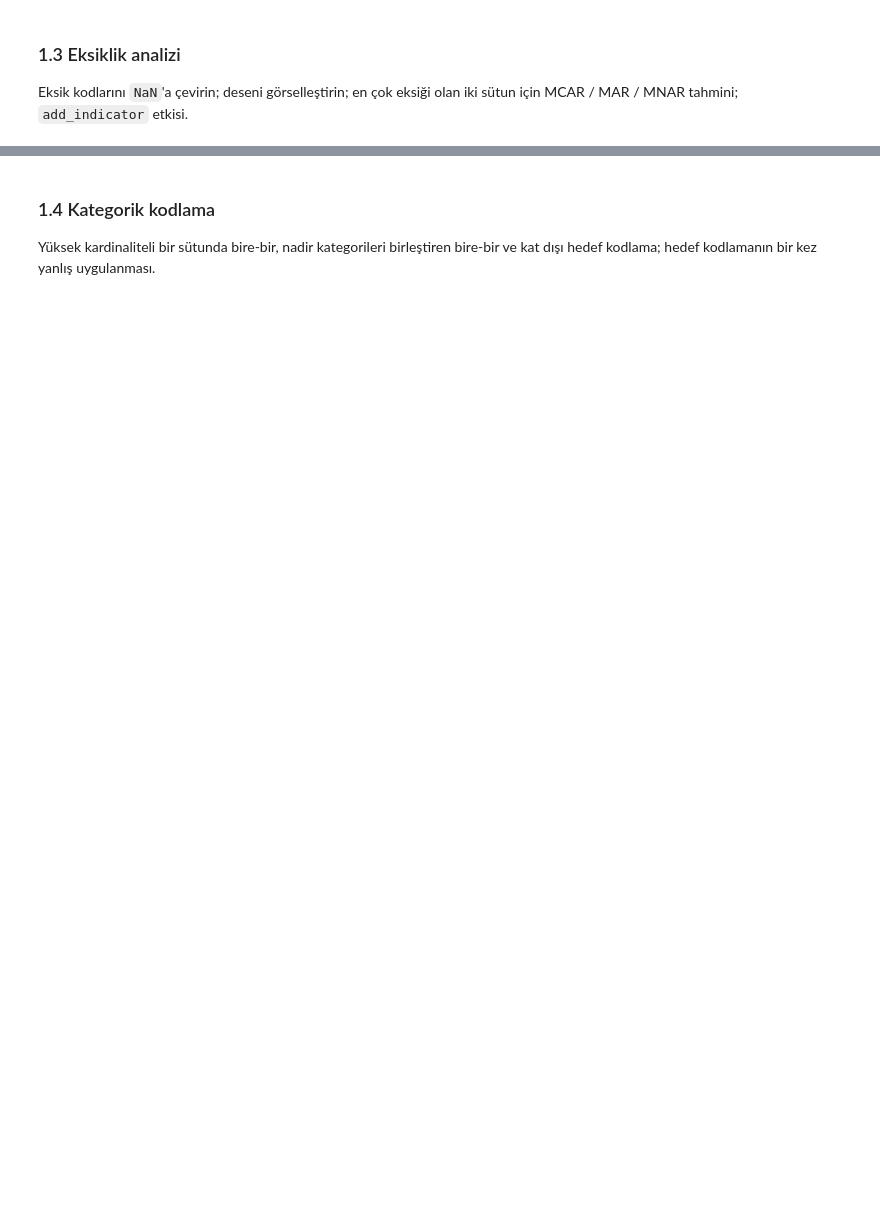
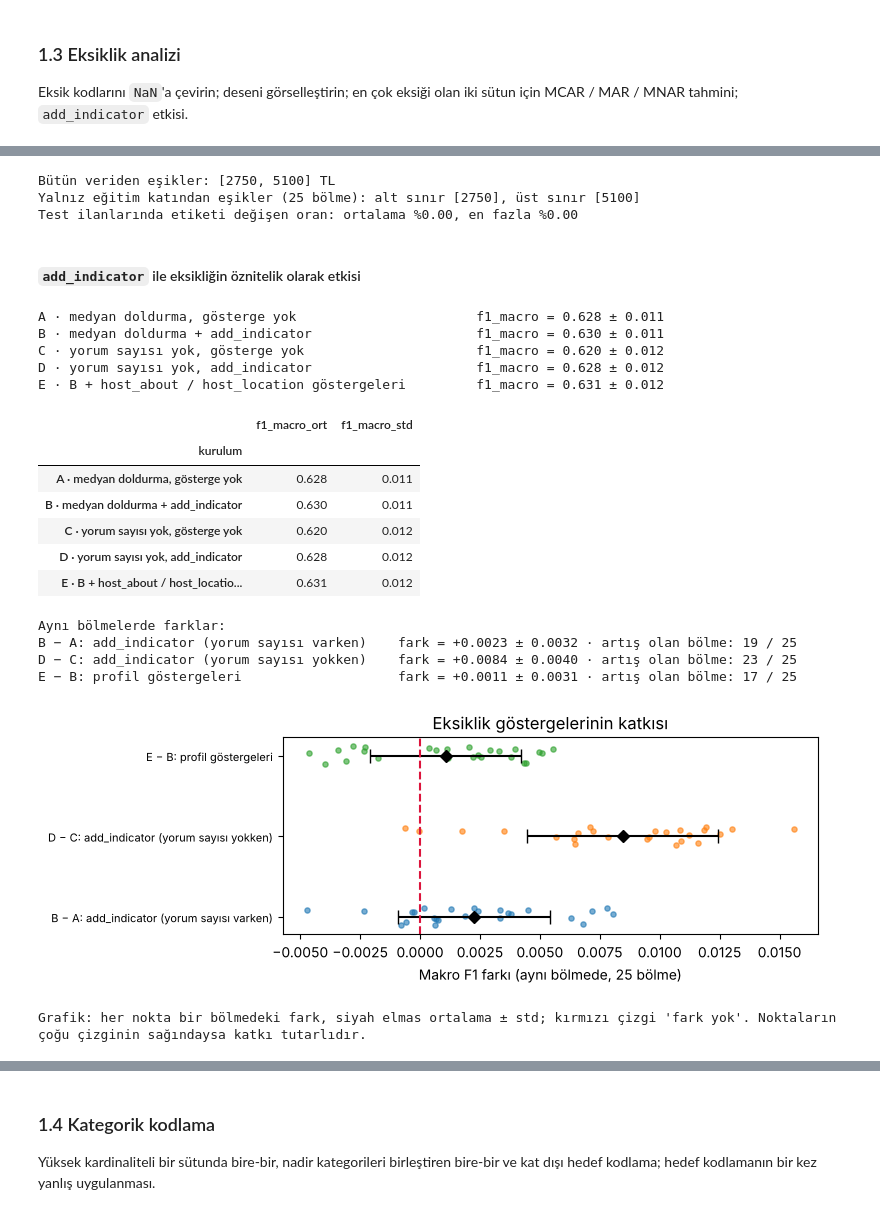
Before and after one commit to barisaykent-spec/Veri_Muh_Proje1, a Jupyter notebook: calisma/baris/BIL545_Proje1.ipynb, the cells around one changed output, grey strips where cells are left out. Cells and saved outputs as stored; diff of their text form; code cells hidden in the pictures; blank space fills up the shorter version.

```diff
--- a/calisma/baris/BIL545_Proje1.ipynb
+++ b/calisma/baris/BIL545_Proje1.ipynb
@@ -657,0 +836,79 @@ Kaydedildi: weka_adim1.csv | 27232 satır, 78 sütun
+# %%
+# ---- Kontrol: hedef eşikleri yalnız eğitim katından hesaplansaydı değişir miydi?
+# Eşikler bütün veriden hesaplanıyor (hedefin tanımı). Test katının fiyatlarının etkisini ölçmek için
+# her bölmede tercilleri YALNIZ eğitim ilanlarından yeniden hesaplayıp test ilanlarının etiketlerini karşılaştırıyoruz.
+kat_esikleri, degisen = [], []
+for tr, te in CV_GRUP:
+    e = (veri["fiyat"].iloc[tr].quantile([1/3, 2/3]) / YUVARLAMA).round().mul(YUVARLAMA).astype(int).tolist()
+    kat_esikleri.append(e)
+    yeni_etiket = pd.cut(veri["fiyat"].iloc[te], [-np.inf, *e, np.inf], labels=False, right=False).to_numpy()
+    degisen.append((yeni_etiket != y[te]).mean())
+kat_esikleri = np.array(kat_esikleri)
+print(f"Bütün veriden eşikler: {ESIKLER_MODEL} TL")
+print(f"Yalnız eğitim katından eşikler (25 bölme): alt sınır {sorted({int(v) for v in kat_esikleri[:, 0]})}, üst sınır {sorted({int(v) for v in kat_esikleri[:, 1]})}")
+print(f"Test ilanlarında etiketi değişen oran: ortalama %{100 * np.mean(degisen):.2f}, en fazla %{100 * np.max(degisen):.2f}")
+# %% [output]
+Bütün veriden eşikler: [2750, 5100] TL
+Yalnız eğitim katından eşikler (25 bölme): alt sınır [2750], üst sınır [5100]
+Test ilanlarında etiketi değişen oran: ortalama %0.00, en fazla %0.00
+# %% [markdown]
+#### `add_indicator` ile eksikliğin öznitelik olarak etkisi
+# %%
+# ---- 1.3 (d) add_indicator: "bu değer eksikti" bilgisini modele vermek bir şey katıyor mu?
+def lr_hatti(**on_isleme_ayarlari):
+    return Pipeline([("on", on_isleme(**on_isleme_ayarlari)), ("model", lojistik())])
+
+yorum_sutunlari = [c for c in ["log_yorum_sayisi", "aylik_yorum"] if c in SAYISAL]
+sayisal_yorumsuz = [c for c in SAYISAL if c not in yorum_sutunlari]
+X_profil = X.assign(host_about_var=veri["host_about"].notna().astype(int),
+                    host_location_var=veri["host_location"].notna().astype(int))
+
+sonuc_13 = [
+    degerlendir(lr_hatti(add_indicator=False), X, ad="A · medyan doldurma, gösterge yok"),
+    degerlendir(lr_hatti(add_indicator=True),  X, ad="B · medyan doldurma + add_indicator"),
+    degerlendir(lr_hatti(add_indicator=False, sayisal=sayisal_yorumsuz), X, ad="C · yorum sayısı yok, gösterge yok"),
+    degerlendir(lr_hatti(add_indicator=True,  sayisal=sayisal_yorumsuz), X, ad="D · yorum sayısı yok, add_indicator"),
+    degerlendir(lr_hatti(add_indicator=True, sayisal=SAYISAL + ["host_about_var", "host_location_var"]),
+                X_profil, ad="E · B + host_about / host_location göstergeleri"),
+]
+display(tablo(sonuc_13))
+
+# Eşleştirilmiş karşılaştırma: aynı 25 bölmede iki kurulumun skor farkı
+def eslesmis_fark(i, j, ad):
+    fark = sonuc_13[j]["_skorlar"] - sonuc_13[i]["_skorlar"]
+    print(f"{ad:<45s} fark = {fark.mean():+.4f} ± {fark.std():.4f} · artış olan bölme: {int((fark > 0).sum())} / {len(fark)}")
+    return fark
+
+print("\nAynı bölmelerde farklar:")
+farklar = {"B − A: add_indicator (yorum sayısı varken)": eslesmis_fark(0, 1, "B − A: add_indicator (yorum sayısı varken)"),
+           "D − C: add_indicator (yorum sayısı yokken)": eslesmis_fark(2, 3, "D − C: add_indicator (yorum sayısı yokken)"),
+           "E − B: profil göstergeleri":                 eslesmis_fark(1, 4, "E − B: profil göstergeleri")}
+
+fig, ax = plt.subplots(figsize=(8, 3))
+for i, (ad, f_) in enumerate(farklar.items()):
+    ax.scatter(f_, np.full(len(f_), i) + np.random.default_rng(SEED).uniform(-0.12, 0.12, len(f_)), s=14, alpha=0.6)
+    ax.errorbar(f_.mean(), i, xerr=f_.std(), fmt="D", color="black", capsize=5)
+ax.set_yticks(range(len(farklar))); ax.set_yticklabels(list(farklar.keys()), fontsize=8)
+ax.axvline(0, color="crimson", ls="--")
+ax.set(xlabel="Makro F1 farkı (aynı bölmede, 25 bölme)", title="Eksiklik göstergelerinin katkısı")
+plt.tight_layout(); plt.show()
+print("Grafik: her nokta bir bölmedeki fark, siyah elmas ortalama ± std; kırmızı çizgi 'fark yok'. Noktaların çoğu çizginin sağındaysa katkı tutarlıdır.")
+# %% [output]
+A · medyan doldurma, gösterge yok                       f1_macro = 0.628 ± 0.011
+B · medyan doldurma + add_indicator                     f1_macro = 0.630 ± 0.011
+C · yorum sayısı yok, gösterge yok                      f1_macro = 0.620 ± 0.012
+D · yorum sayısı yok, add_indicator                     f1_macro = 0.628 ± 0.012
+E · B + host_about / host_location göstergeleri         f1_macro = 0.631 ± 0.012
+|  | f1_macro_ort | f1_macro_std |
+| kurulum |  |  |
+| A · medyan doldurma, gösterge yok | 0.628 | 0.011 |
+| B · medyan doldurma + add_indicator | 0.630 | 0.011 |
+| C · yorum sayısı yok, gösterge yok | 0.620 | 0.012 |
+| D · yorum sayısı yok, add_indicator | 0.628 | 0.012 |
+| E · B + host_about / host_locatio... | 0.631 | 0.012 |
+Aynı bölmelerde farklar:
+B − A: add_indicator (yorum sayısı varken)    fark = +0.0023 ± 0.0032 · artış olan bölme: 19 / 25
+D − C: add_indicator (yorum sayısı yokken)    fark = +0.0084 ± 0.0040 · artış olan bölme: 23 / 25
+E − B: profil göstergeleri                    fark = +0.0011 ± 0.0031 · artış olan bölme: 17 / 25
+[figure, added]
+Grafik: her nokta bir bölmedeki fark, siyah elmas ortalama ± std; kırmızı çizgi 'fark yok'. Noktaların çoğu çizginin sağındaysa katkı tutarlıdır.
```
Also changed, not shown: parts of 81 cells of this notebook.
